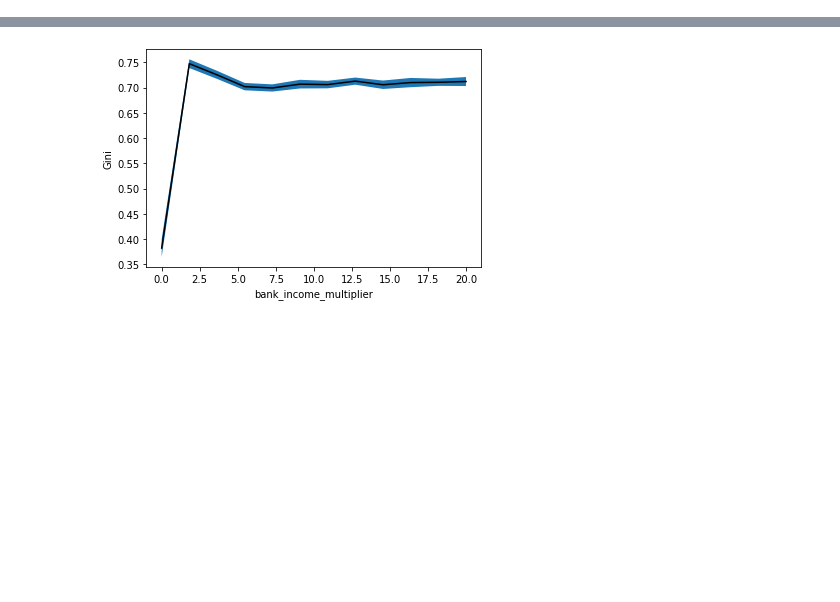
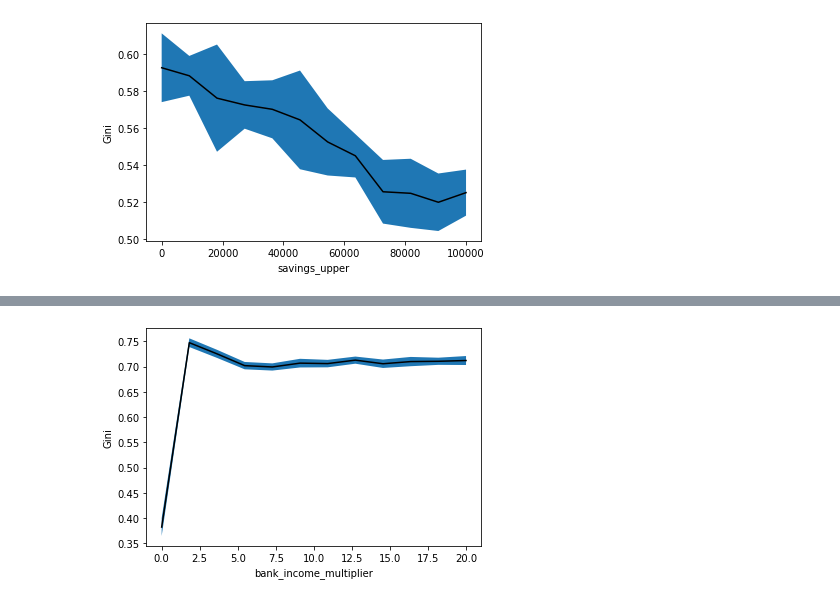
Before and after one commit to Caesar-blip/ABM, a Jupyter notebook: BatchRunner.ipynb, the cells around one changed output, grey strips where cells are left out. Cells and saved outputs as stored; diff of their text form; code cells hidden in the pictures; blank space fills up the shorter version.

```diff
--- a/BatchRunner.ipynb
+++ b/BatchRunner.ipynb
@@ -114,0 +123,9 @@ ofat_size = 12
+# %%
+'''
+Savings upper
+'''
+sa_savingsupper = run_batch_parallel(problem, 1, ofat_size, samples, columns)
+run_batch_parallel_plotter(sa_savingsupper, 1)
+sa_savingsupper.to_csv('outputs/sa_savingsupper.csv')
+# %% [output]
+[figure, added]
```
Also changed, not shown: parts of 7 cells of this notebook, 7 other files.
